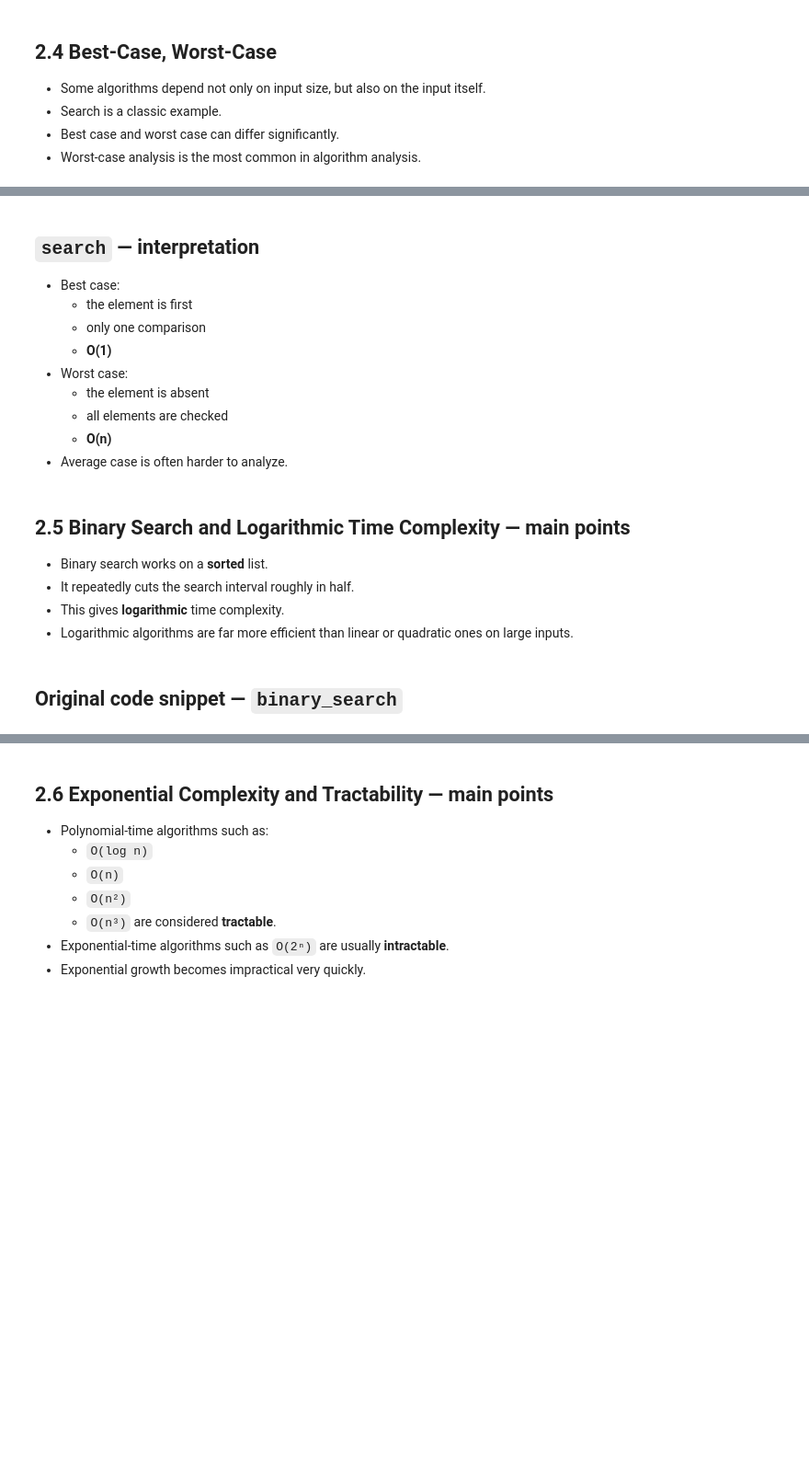
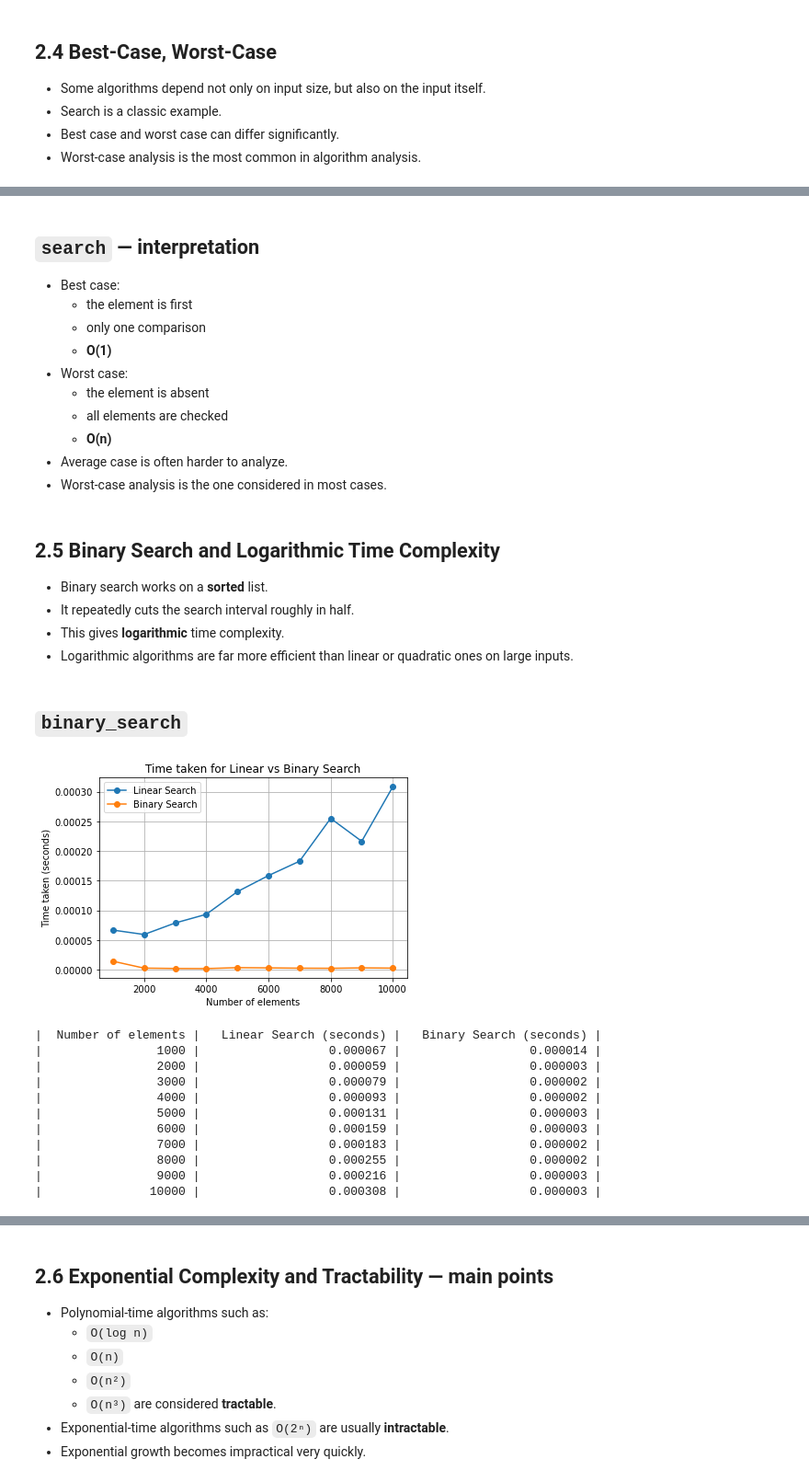
Before and after one commit to ariefouren/BIU-bio-python-2026, a Jupyter notebook: 03_Chapters/02_Efficiency_Matters/slides/08_2_Efficiency_Matters_Introduction_to_Complexity_slides.ipynb, the cells around one changed output, grey strips where cells are left out. Shown at 92% size. Cells and saved outputs as stored; diff of their text form; code cells hidden in the pictures; blank space fills up the shorter version.

```diff
--- a/03_Chapters/02_Efficiency_Matters/slides/08_2_Efficiency_Matters_Introduction_to_Complexity_slides.ipynb
+++ b/03_Chapters/02_Efficiency_Matters/slides/08_2_Efficiency_Matters_Introduction_to_Complexity_slides.ipynb
@@ -344,12 +339,13 @@ def search(L, x):
   - all elements are checked
   - **O(n)**
 - Average case is often harder to analyze.
+- Worst-case analysis is the one considered in most cases.
 # %% [markdown]
-## 2.5 Binary Search and Logarithmic Time Complexity — main points
+## 2.5 Binary Search and Logarithmic Time Complexity
 
 - Binary search works on a **sorted** list.
 - It repeatedly cuts the search interval roughly in half.
 - This gives **logarithmic** time complexity.
 - Logarithmic algorithms are far more efficient than linear or quadratic ones on large inputs.
 # %% [markdown]
-## Original code snippet — `binary_search`
+##  `binary_search`
@@ -378 +367,51 @@ def binary_search(L, x):
+# %%
+# Test binary_search vs. linear search for lists of 1000, 2000,..., 10000 elements
+# and plot the time taken for each list size
+import time
+import matplotlib.pyplot as plt
+list_sizes = []
+linear_times = []
+binary_times = []
+for n in range(1000, 10001, 1000):
+    L = list(range(n))
+    x = n-1 # search for the last element in the list to get the worst case time for linear search
+
+    start_time = time.perf_counter()
+    search(L, x)
+    end_time = time.perf_counter()
+    linear_times.append(end_time - start_time)
+
+    start_time = time.perf_counter()
+    binary_search(L, x)
+    end_time = time.perf_counter()
+    binary_times.append(end_time - start_time)
+
+    list_sizes.append(n)
+# Show the plot
+plt.plot(list_sizes, linear_times, marker='o', label='Linear Search')
+plt.plot(list_sizes, binary_times, marker='o', label='Binary Search')
+plt.title('Time taken for Linear vs Binary Search')
+plt.xlabel('Number of elements')
+plt.ylabel('Time taken (seconds)')
+plt.grid()
+plt.legend()
+plt.show()
+
+# Show the table with time taken for each list size
+print("|  Number of elements |   Linear Search (seconds) |   Binary Search (seconds) |")
+for n, linear_time, binary_time in zip(list_sizes, linear_times, binary_times):
+    print(f"|   {n:17} | {linear_time:25.6f} | {binary_time:25.6f} |")
+# %% [output]
+[figure, added]
+|  Number of elements |   Linear Search (seconds) |   Binary Search (seconds) |
+|                1000 |                  0.000067 |                  0.000014 |
+|                2000 |                  0.000059 |                  0.000003 |
+|                3000 |                  0.000079 |                  0.000002 |
+|                4000 |                  0.000093 |                  0.000002 |
+|                5000 |                  0.000131 |                  0.000003 |
+|                6000 |                  0.000159 |                  0.000003 |
+|                7000 |                  0.000183 |                  0.000002 |
+|                8000 |                  0.000255 |                  0.000002 |
+|                9000 |                  0.000216 |                  0.000003 |
+|               10000 |                  0.000308 |                  0.000003 |
 # %% [markdown]
```
Also changed, not shown: parts of 22 cells of this notebook.
